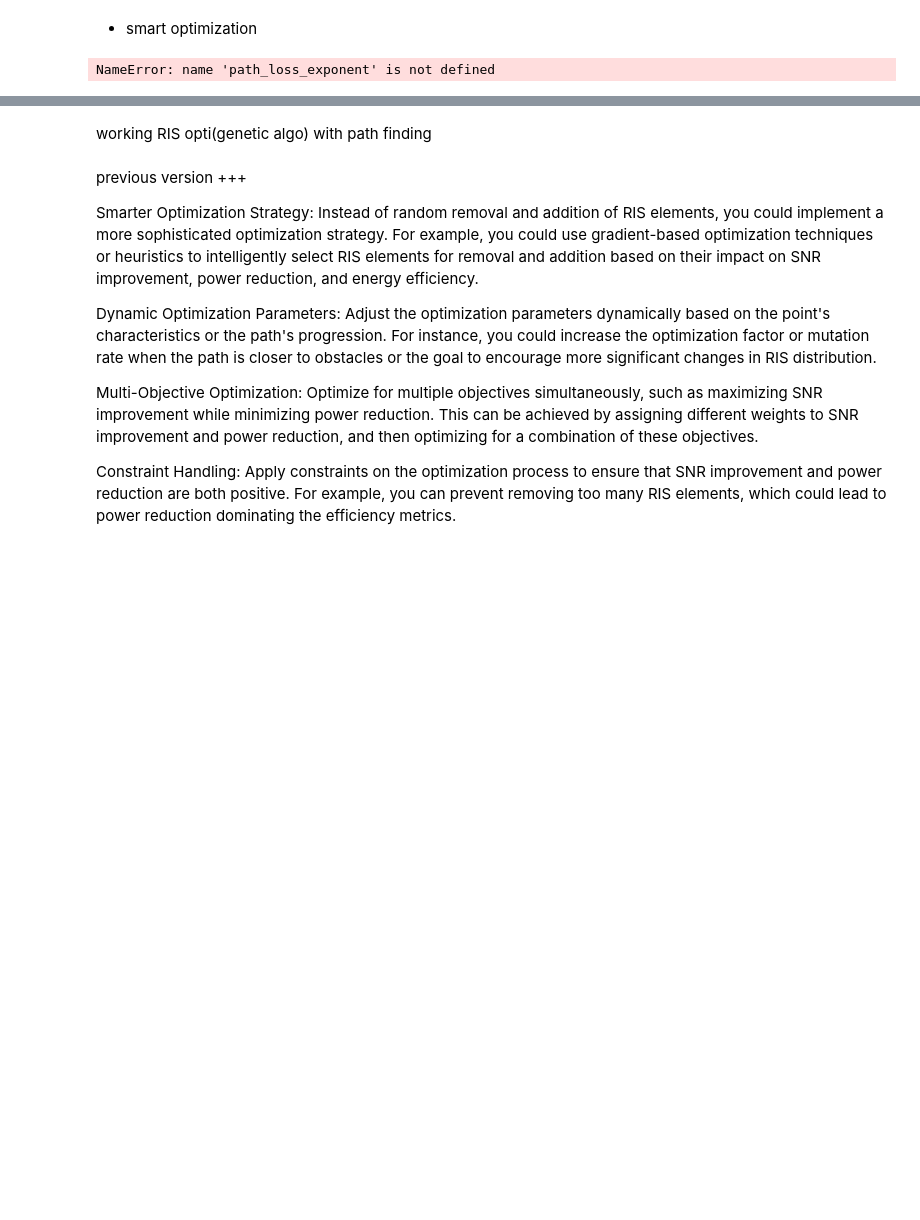
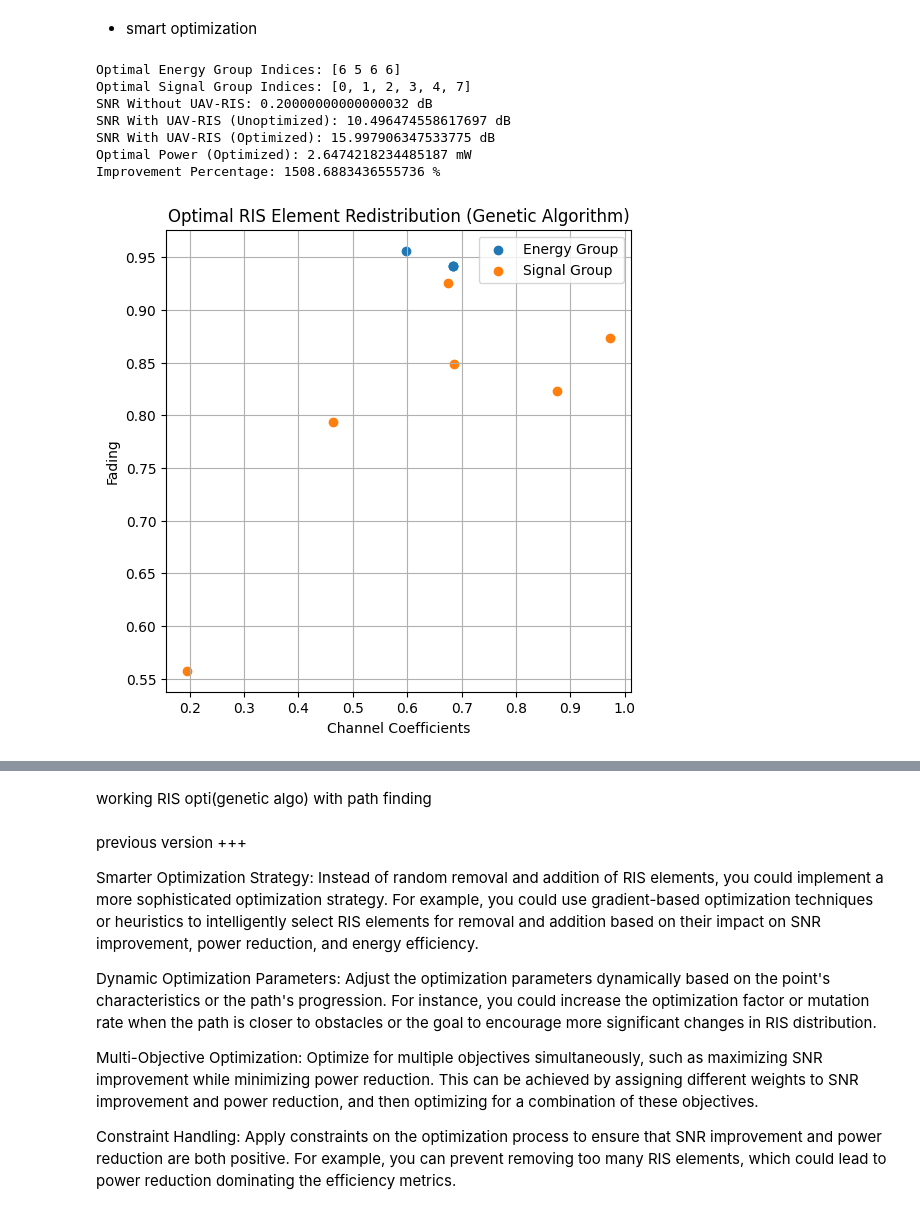
Before and after one commit to AdityaPote/UAV-RIS-Optimization, a Jupyter notebook: Trial runs/C.ipynb, the cells around one changed output, grey strips where cells are left out. Saved outputs shown, nothing was run; the diff lists cells and outputs as text; code cells hidden in the pictures; blank space fills up the shorter version.

```diff
--- a/Trial runs/C.ipynb
+++ b/Trial runs/C.ipynb
@@ -150,7 +162,7 @@ import numpy as np
 import matplotlib.pyplot as plt
 
 # Number of RIS elements
-num_elements = 300
+num_elements = 8
 
 # Define positions
 user_position = (100, 100)
@@ -313,31 +325,38 @@ plt.scatter(
     label="Signal Group",
 )
 plt.xlabel("Channel Coefficients")
 plt.ylabel("Fading")
 plt.title("Optimal RIS Element Redistribution (Genetic Algorithm)")
 plt.legend()
 plt.grid(True)
 plt.show()
 
 # Visualize the distribution based on SNR and Power
 plt.figure(figsize=(6, 6))
 plt.scatter(
     elements[best_energy_indices, 0],
     elements[best_energy_indices, 1],
     label="Energy Group",
 )
 plt.scatter(
     elements[best_signal_indices, 0],
     elements[best_signal_indices, 1],
     label="Signal Group",
 )
 plt.xlabel("SNR")
 # x from 0 to 10
 plt.xlim(-1, 10)
 plt.ylabel("Power (mW)")
 plt.title("Optimal RIS Element Redistribution (Genetic Algorithm)")
 plt.legend()
 plt.grid(True)
 plt.show()
 # %% [output]
-NameError: name 'path_loss_exponent' is not defined
+Optimal Energy Group Indices: [6 5 6 6]
+Optimal Signal Group Indices: [0, 1, 2, 3, 4, 7]
+SNR Without UAV-RIS: 0.20000000000000032 dB
+SNR With UAV-RIS (Unoptimized): 10.496474558617697 dB
+SNR With UAV-RIS (Optimized): 15.997906347533775 dB
+Optimal Power (Optimized): 2.6474218234485187 mW
+Improvement Percentage: 1508.6883436555736 %
+[figure, added]
```
Also changed, not shown: parts of 4 cells of this notebook, 4 other files.
